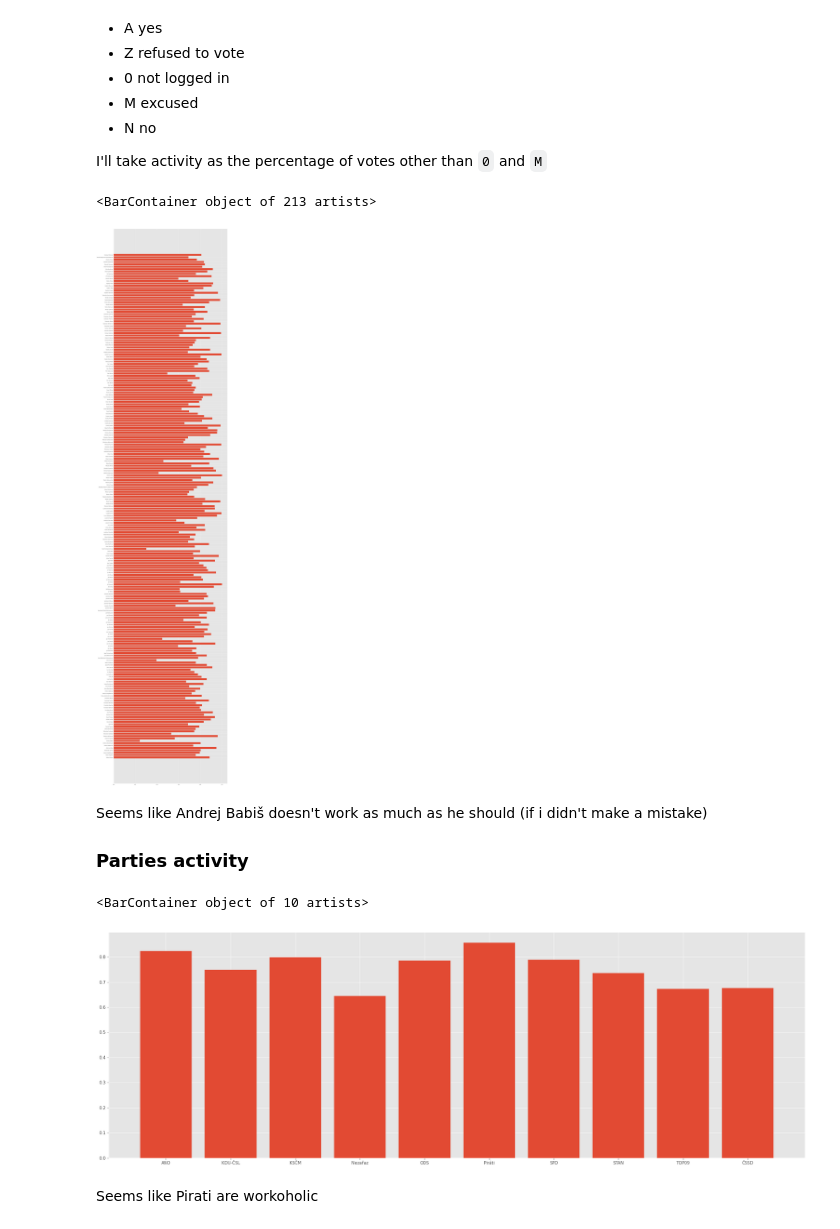
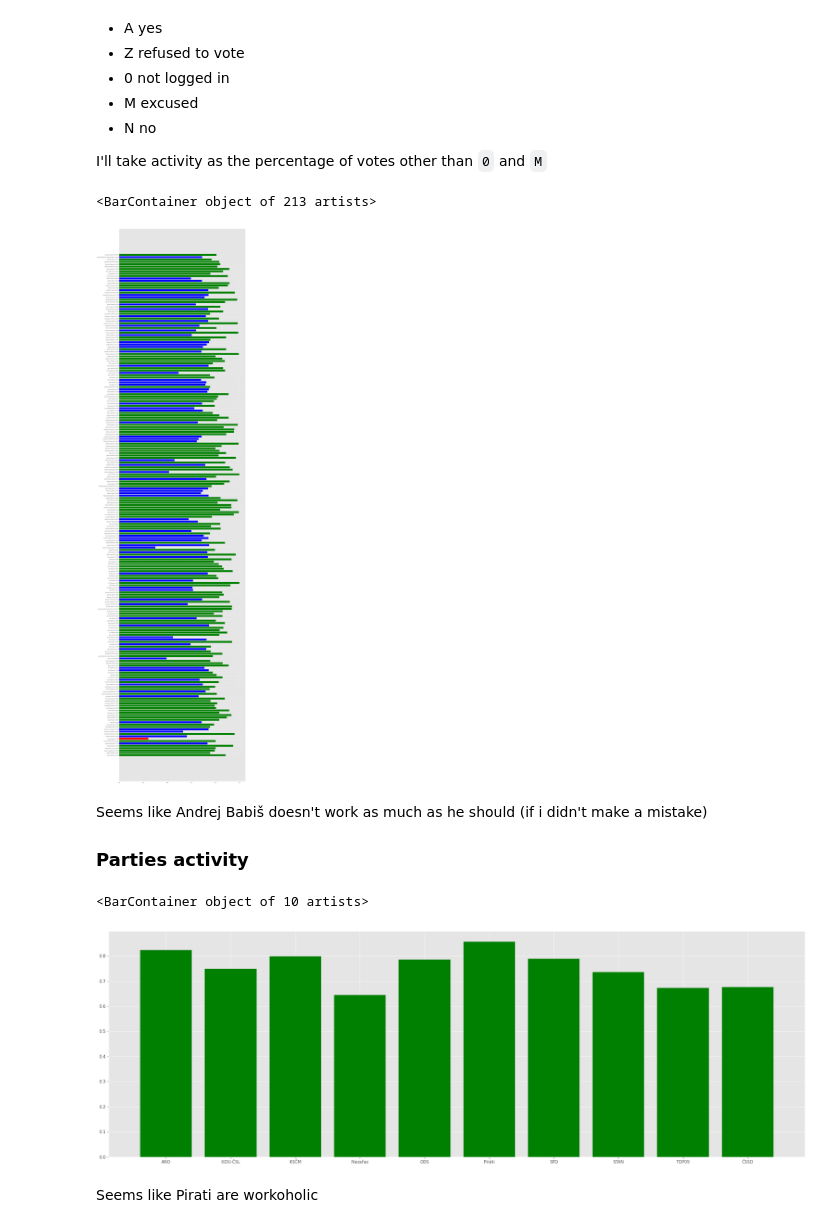
Before and after one commit to baturevychvitalii/data_science, a Jupyter notebook: 01/homework_01_B201.ipynb, the cells around one changed output. Saved outputs shown, nothing was run; the diff lists cells and outputs as text; code cells hidden in the pictures.

Commit message:
conditional activity colouring

```diff
--- a/01/homework_01_B201.ipynb
+++ b/01/homework_01_B201.ipynb
@@ -329,16 +329,19 @@ def object_activity(column, name):
 # %%
 activity_percentages=[]
 names=[]
+colors = []
 
 for name in sorted(people):
-    activity_percentages.append(object_activity('Jmeno', name))
-    names.append(name)
+    perc = object_activity('Jmeno', name)
+    activity_percentages.append(perc)
+    names.append("{} ({:.2f})".format(name, perc))
+    colors.append('red' if perc < 0.3 else 'blue' if perc < 0.75 else 'green' )
 # %%
-plt.figure(figsize=(20, 100))
-plt.barh(names, activity_percentages)
+plt.figure(figsize=(20, 90))
+plt.barh(names, activity_percentages, color=colors)
 # %% [output]
 <BarContainer object of 213 artists>
-[figure, old version]
+[figure, new version]
 # %% [markdown]
 Seems like Andrej Babiš doesn't work as much as he should (if i didn't make a mistake)
 
@@ -352,10 +355,10 @@ for name in sorted(hlasy['Klub'].unique()):
     names.append(name)
 # %%
 plt.figure(figsize=(30, 10))
-plt.bar(names, activity_percentages)
+plt.bar(names, activity_percentages, color='green')
 # %% [output]
 <BarContainer object of 10 artists>
-[figure, old version]
+[figure, new version]
 # %% [markdown]
 Seems like Pirati are workoholic
 # %% [markdown]
```
